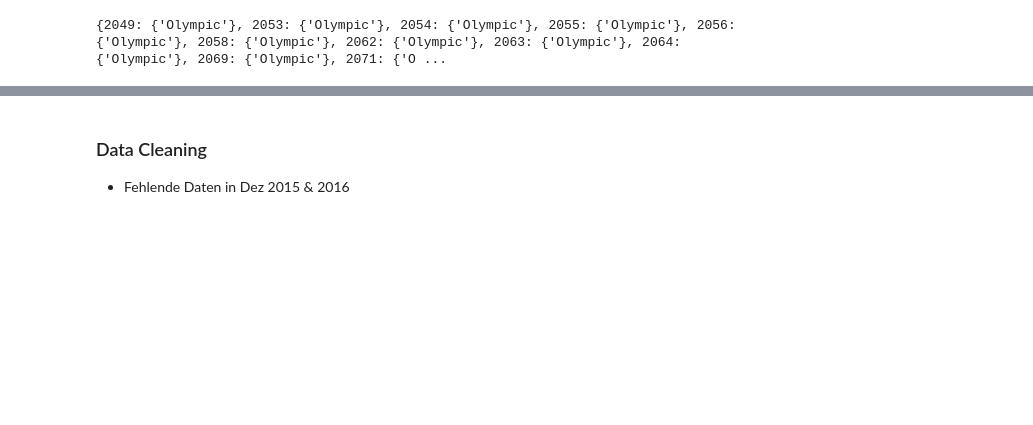
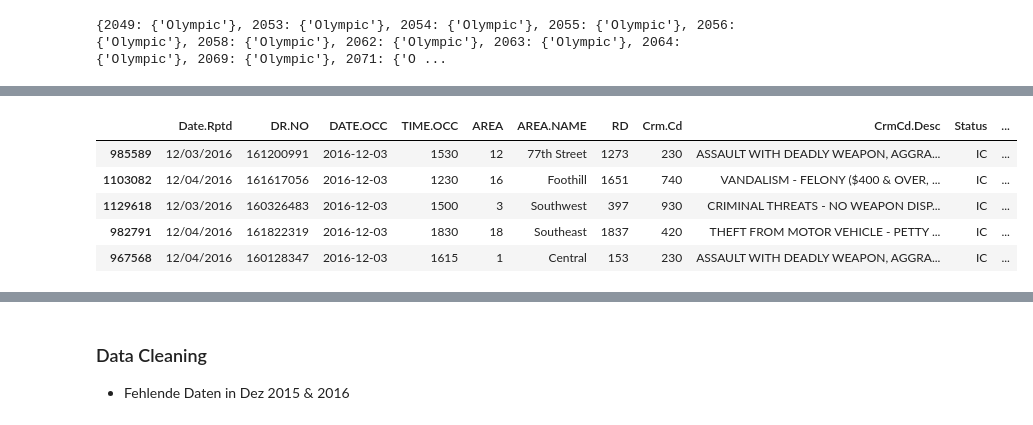
Before and after one commit to dominikth13/BI_Project, a Jupyter notebook: data_analysis.ipynb, the cells around one changed output, grey strips where cells are left out. Saved outputs shown, nothing was run; the diff lists cells and outputs as text; code cells hidden in the pictures; blank space fills up the shorter version.

```diff
--- a/data_analysis.ipynb
+++ b/data_analysis.ipynb
@@ -53,0 +113,9 @@ print(rd_to_area)
+# %%
+data_sorted_by_date_occ.tail()
+# %% [output]
+|  | Date.Rptd | DR.NO | DATE.OCC | TIME.OCC | AREA | AREA.NAME | RD | Crm.Cd | CrmCd.Desc | Status | ... |
+| 985589 | 12/03/2016 | 161200991 | 2016-12-03 | 1530 | 12 | 77th Street | 1273 | 230 | ASSAULT WITH DEADLY WEAPON, AGGRA... | IC | ... |
+| 1103082 | 12/04/2016 | 161617056 | 2016-12-03 | 1230 | 16 | Foothill | 1651 | 740 | VANDALISM - FELONY ($400 & OVER, ... | IC | ... |
+| 1129618 | 12/03/2016 | 160326483 | 2016-12-03 | 1500 | 3 | Southwest | 397 | 930 | CRIMINAL THREATS - NO WEAPON DISP... | IC | ... |
+| 982791 | 12/04/2016 | 161822319 | 2016-12-03 | 1830 | 18 | Southeast | 1837 | 420 | THEFT FROM MOTOR VEHICLE - PETTY ... | IC | ... |
+| 967568 | 12/04/2016 | 160128347 | 2016-12-03 | 1615 | 1 | Central | 153 | 230 | ASSAULT WITH DEADLY WEAPON, AGGRA... | IC | ... |
```
Also changed, not shown: parts of 13 cells of this notebook.
